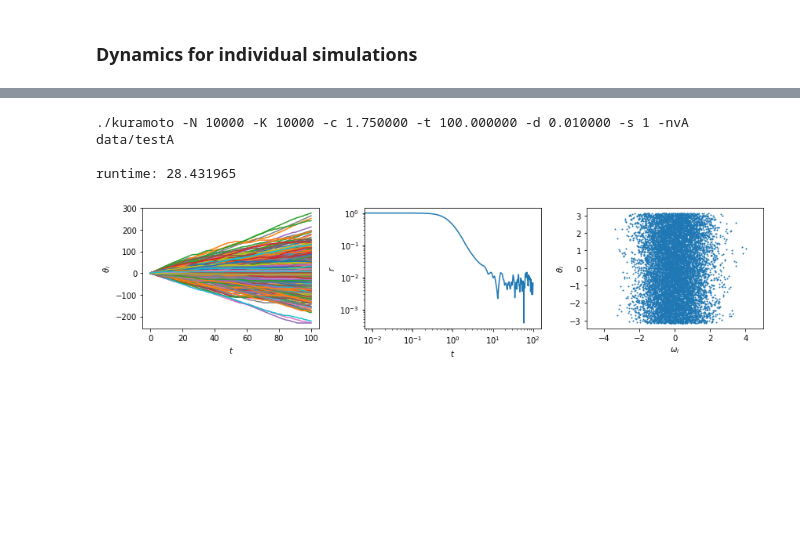
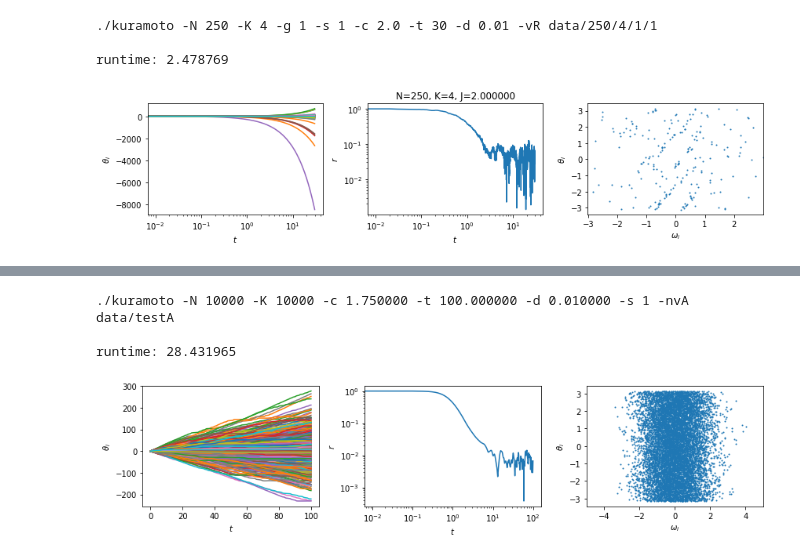
Before and after one commit to znicolaou/kuramoto, a Jupyter notebook: volcano.ipynb, the cells around one changed output, grey strips where cells are left out. Drawn from its saved outputs; the diff is of its cells as text; code cells hidden in the pictures; blank space fills up the shorter version.

Commit message:
added local coupling field output

```diff
--- a/volcano.ipynb
+++ b/volcano.ipynb
@@ -13,5 +13,59 @@ def kuramoto(t, theta, omegas, sigma, adj):
     c=np.cos(theta)
     s=np.sin(theta)
     return omegas + sigma * (s*adj.dot(c)-c*adj.dot(s))
-# %% [markdown]
-### Dynamics for individual simulations
+# %%
+filebase='data/250/4/1/1'
+file=open(filebase+'.out')
+lines=file.readlines()
+N,K,t1,dt,c,seed=np.array(lines[0].split(),dtype=np.float64)
+N=int(N)
+K=int(K)
+print(lines[1])
+print(lines[-1])
+file.close()
+
+omega=np.fromfile(filebase+'frequencies.dat',dtype=np.float32)
+N=len(omega)
+if os.path.exists(filebase+'thetas.dat'):
+    thetas=np.fromfile(filebase+'thetas.dat',dtype=np.float32).reshape((-1,N))
+else:
+    thetas=np.zeros(N)
+r=np.fromfile(filebase+'order.dat',dtype=np.float32)
+coupling=np.fromfile(filebase+'fs.dat',dtype=np.float32)[N+2:]
+coupling=coupling[::2]+1j*coupling[1::2]
+theta=np.fromfile(filebase+'fs.dat',dtype=np.float32)[:N]
+
+
+plt.subplots(1,3,figsize=(12,3))
+plt.subplot(1,3,1)
+plt.plot(dt*np.arange(len(thetas)),thetas)
+plt.xlabel('$t$')
+plt.ylabel(r'$\theta_i$')
+plt.xscale('log')
+
+
+plt.subplot(1,3,2)
+plt.plot(dt*np.arange(len(r)),r)
+plt.title("N=%i, K=%i, J=%f"%(N,K,c))
+
+plt.xscale('log')
+plt.yscale('log')
+plt.xlabel('$t$')
+plt.ylabel('$r$')
+
+plt.subplot(1,3,3)
+theta=np.fromfile(filebase+'fs.dat',dtype=np.float32)[:N]
+order=np.argsort(omega)
+plt.scatter(omega,np.mod(theta+np.pi,2*np.pi)-np.pi,s=1)
+plt.xlim(np.median(omega)-3,np.median(omega)+3)
+plt.xlabel('$\omega_i$')
+plt.ylabel(r'$\theta_i$')
+
+plt.tight_layout()
+plt.savefig('%s.pdf'%(filebase))
+plt.show()
+# %% [output]
+./kuramoto -N 250 -K 4 -g 1 -s 1 -c 2.0 -t 30 -d 0.01 -vR data/250/4/1/1
+
+runtime: 2.478769
+[figure, added]
```
Also changed, not shown: parts of 21 cells of this notebook, 6 other files.
